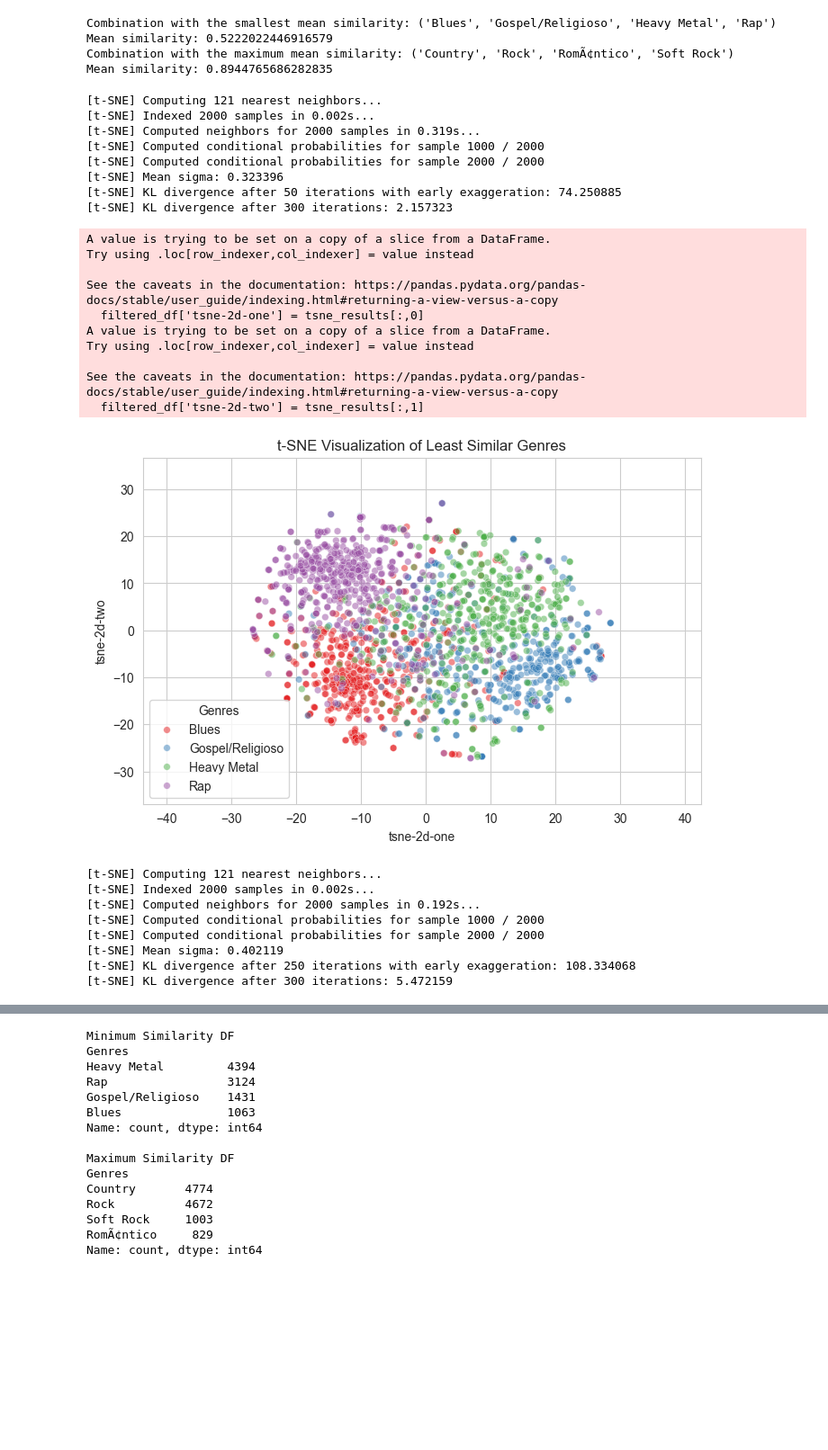
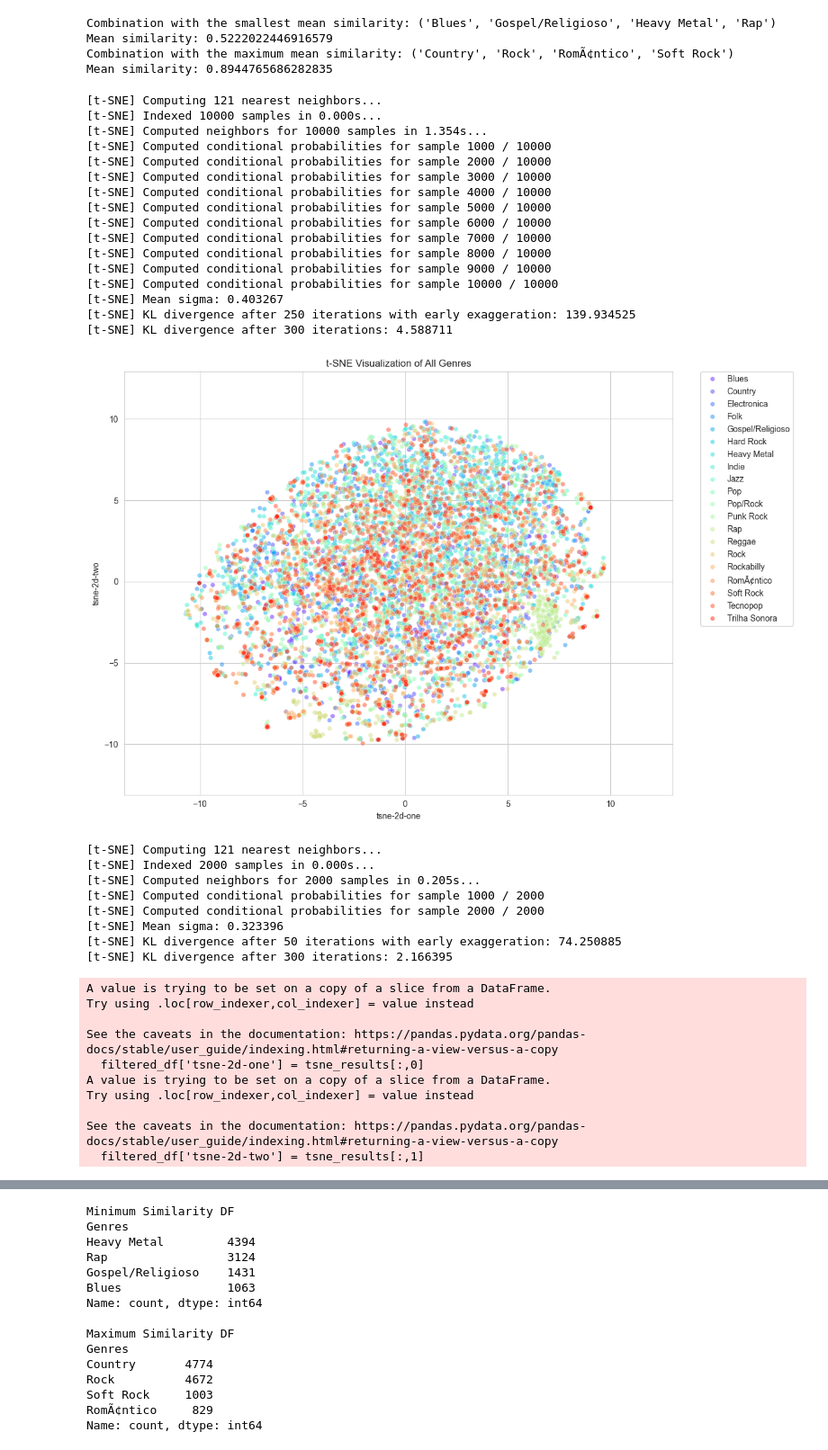
Before and after one commit to herbertgruen/NLP_FH_PROJEKT, a Jupyter notebook: Herbert/single_label.ipynb, the cells around one changed output, grey strips where cells are left out. Shown at 90% size. Drawn from its saved outputs; the diff is of its cells as text; code cells hidden in the pictures; blank space fills up the shorter version.

```diff
--- a/Herbert/single_label.ipynb
+++ b/Herbert/single_label.ipynb
@@ -101,7 +101,7 @@ Trilha Sonora       500
 Name: count, dtype: int64
 # %%
 # Count the number of words in the 'Lyric' column
-load_df.loc[:, 'lyric_count'] = load_df['Lyric'].str.split().str.len()
+analysis_df.loc[:, 'lyric_count'] = analysis_df['Lyric'].str.split().str.len()
 # Calculate average lyric counts per genre
 average_lyric_counts = analysis_df.groupby('Genres')['lyric_count'].mean()
 
@@ -166,7 +166,7 @@ plt.show()
 from itertools import combinations
 
 # Get all combinations of 5 genres
-genre_combinations = list(combinations(similarity_df.index, 5))
+genre_combinations = list(combinations(similarity_df.index, 4))
 
 # Function to calculate the mean similarity of a combination
 def mean_similarity(combination):
@@ -228,11 +228,11 @@ def plot_tsne_for_genres(df, genre_subset, title_suffix):
     y_min, y_max = Q1_tsne_two - 1.5 * IQR_tsne_two, Q3_tsne_two + 1.5 * IQR_tsne_two
 
     # Plotting
-    plt.figure(figsize=(8,5))
+    plt.figure(figsize=(12,8))  # Adjusted for better fit of legend
     sns.scatterplot(
         x="tsne-2d-one", y="tsne-2d-two",
         hue="Genres",
-        palette=sns.color_palette("Set1", len(genre_subset)),
+        palette=sns.color_palette("rainbow", len(genre_subset)),
         data=filtered_df,
         legend="full",
         s=30,
@@ -241,35 +241,49 @@ def plot_tsne_for_genres(df, genre_subset, title_suffix):
     plt.xlim(x_min, x_max)
     plt.ylim(y_min, y_max)
     plt.title(f't-SNE Visualization of {title_suffix}')
+
+    # Adjust the legend
+    plt.legend(bbox_to_anchor=(1.05, 1), loc='upper left', borderaxespad=0)  # Places legend to the right of the plot
+
+    plt.tight_layout()  # Adjusts the plot to ensure everything fits without overlapping
     plt.show()
 # %%
+plot_tsne_for_genres(analysis_df, analysis_df['Genres'].unique(), "All Genres")
 plot_tsne_for_genres(analysis_df, min_similarity_combo[0], "Least Similar Genres")
 plot_tsne_for_genres(analysis_df, max_similarity_combo[0], "Most Similar Genres")
 # %% [output]
 [t-SNE] Computing 121 nearest neighbors...
-[t-SNE] Indexed 2000 samples in 0.002s...
-[t-SNE] Computed neighbors for 2000 samples in 0.319s...
-[t-SNE] Computed conditional probabilities for sample 1000 / 2000
-[t-SNE] Computed conditional probabilities for sample 2000 / 2000
-[t-SNE] Mean sigma: 0.323396
-[t-SNE] KL divergence after 50 iterations with early exaggeration: 74.250885
-[t-SNE] KL divergence after 300 iterations: 2.157323
+[t-SNE] Indexed 10000 samples in 0.000s...
+[t-SNE] Computed neighbors for 10000 samples in 1.354s...
+[t-SNE] Computed conditional probabilities for sample 1000 / 10000
+[t-SNE] Computed conditional probabilities for sample 2000 / 10000
+[t-SNE] Computed conditional probabilities for sample 3000 / 10000
+[t-SNE] Computed conditional probabilities for sample 4000 / 10000
+[t-SNE] Computed conditional probabilities for sample 5000 / 10000
+[t-SNE] Computed conditional probabilities for sample 6000 / 10000
+[t-SNE] Computed conditional probabilities for sample 7000 / 10000
+[t-SNE] Computed conditional probabilities for sample 8000 / 10000
+[t-SNE] Computed conditional probabilities for sample 9000 / 10000
+[t-SNE] Computed conditional probabilities for sample 10000 / 10000
+[t-SNE] Mean sigma: 0.403267
+[t-SNE] KL divergence after 250 iterations with early exaggeration: 139.934525
+[t-SNE] KL divergence after 300 iterations: 4.588711
+[figure, new version]
-A value is trying to be set on a copy of a slice from a DataFrame.
-Try using .loc[row_indexer,col_indexer] = value instead
-
-See the caveats in the documentation: https://pandas.pydata.org/pandas-docs/stable/user_guide/indexing.html#returning-a-view-versus-a-copy
-  filtered_df['tsne-2d-one'] = tsne_results[:,0]
-A value is trying to be set on a copy of a slice from a DataFrame.
-Try using .loc[row_indexer,col_indexer] = value instead
-
-See the caveats in the documentation: https://pandas.pydata.org/pandas-docs/stable/user_guide/indexing.html#returning-a-view-versus-a-copy
-  filtered_df['tsne-2d-two'] = tsne_results[:,1]
+[t-SNE] Computing 121 nearest neighbors...
+[t-SNE] Indexed 2000 samples in 0.000s...
+[t-SNE] Computed neighbors for 2000 samples in 0.205s...
+[t-SNE] Computed conditional probabilities for sample 1000 / 2000
+[t-SNE] Computed conditional probabilities for sample 2000 / 2000
+[t-SNE] Mean sigma: 0.323396
+[t-SNE] KL divergence after 50 iterations with early exaggeration: 74.250885
+[t-SNE] KL divergence after 300 iterations: 2.166395
-[figure, old version]
-[t-SNE] Computing 121 nearest neighbors...
-[t-SNE] Indexed 2000 samples in 0.002s...
-[t-SNE] Computed neighbors for 2000 samples in 0.192s...
-[t-SNE] Computed conditional probabilities for sample 1000 / 2000
-[t-SNE] Computed conditional probabilities for sample 2000 / 2000
-[t-SNE] Mean sigma: 0.402119
-[t-SNE] KL divergence after 250 iterations with early exaggeration: 108.334068
-[t-SNE] KL divergence after 300 iterations: 5.472159
+A value is trying to be set on a copy of a slice from a DataFrame.
+Try using .loc[row_indexer,col_indexer] = value instead
+
+See the caveats in the documentation: https://pandas.pydata.org/pandas-docs/stable/user_guide/indexing.html#returning-a-view-versus-a-copy
+  filtered_df['tsne-2d-one'] = tsne_results[:,0]
+A value is trying to be set on a copy of a slice from a DataFrame.
+Try using .loc[row_indexer,col_indexer] = value instead
+
+See the caveats in the documentation: https://pandas.pydata.org/pandas-docs/stable/user_guide/indexing.html#returning-a-view-versus-a-copy
+  filtered_df['tsne-2d-two'] = tsne_results[:,1]
```
Also changed, not shown: parts of 4 cells of this notebook, 7 other files.
